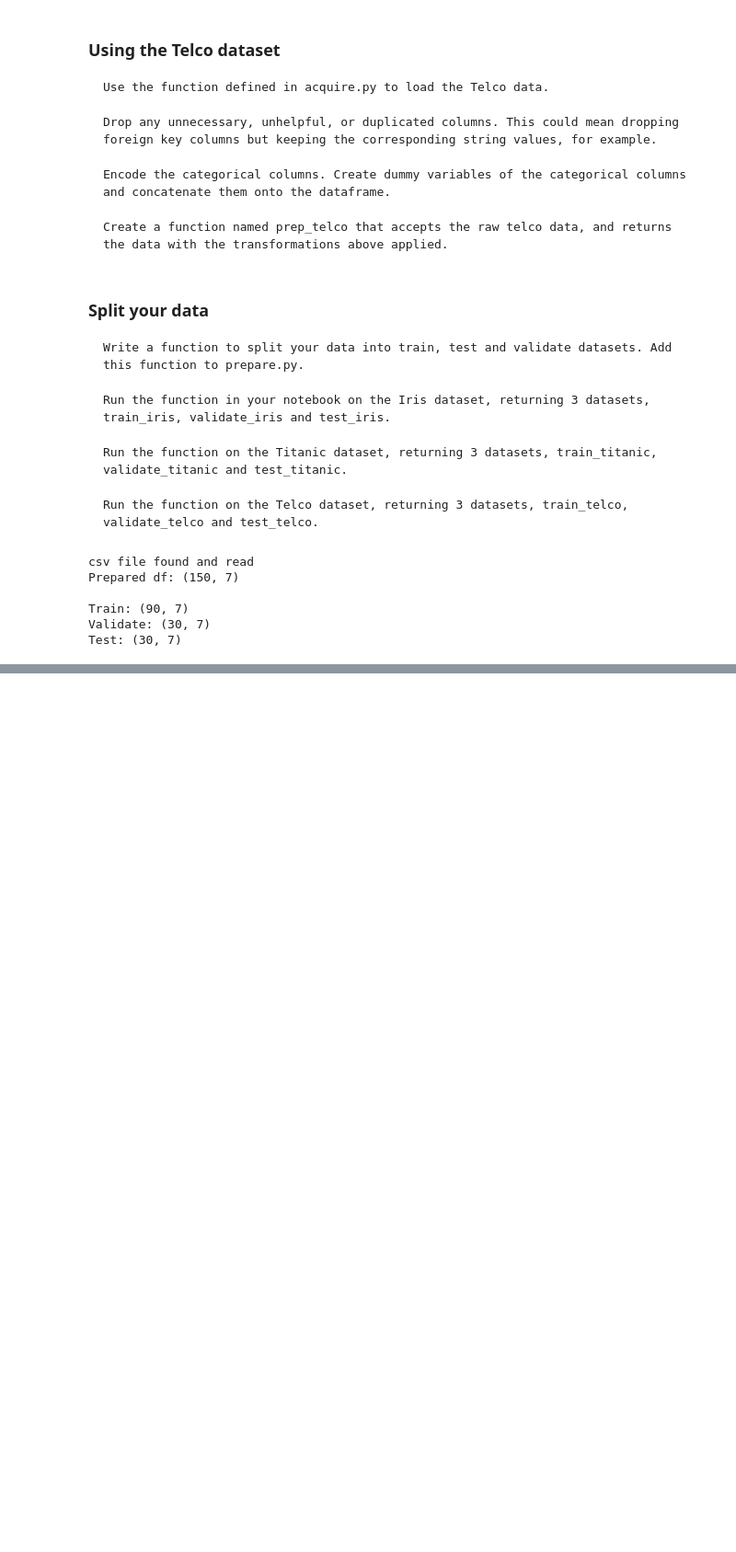
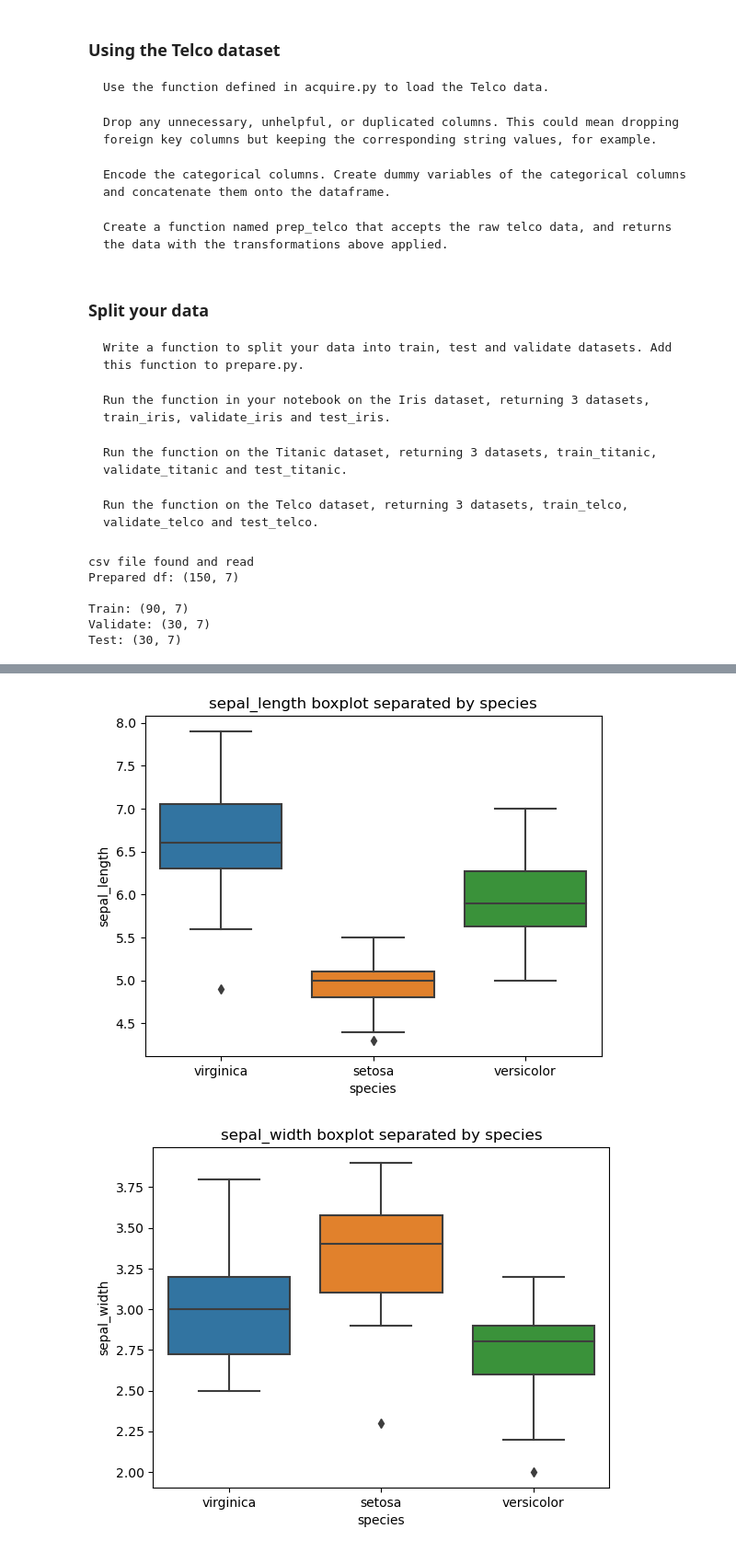
Before and after one commit to corey-hermesch/classification-exercises, a Jupyter notebook: classification_exercises.ipynb, the cells around one changed output, grey strips where cells are left out. Shown at 92% size. Drawn from its saved outputs; the diff is of its cells as text; code cells hidden in the pictures; blank space fills up the shorter version.

```diff
--- a/classification_exercises.ipynb
+++ b/classification_exercises.ipynb
@@ -600,0 +747,12 @@ Test: (1409, 47)
+# %%
+# The only value I see in the histogram plots is to show that none are normally distributed
+# The one exception is petal_length. It's distributiion looked sorta, kinda normal.
+
+# Histograms didn't really seem that useful. Let's try boxplots
+for col in cols:
+    sns.boxplot(data=train_iris, x='species', y=col)
+    plt.title(col + ' boxplot separated by species')
+    plt.show()
+# %% [output]
+[figure, added]
+[figure, added]
```
Also changed, not shown: parts of 62 cells of this notebook, 4 other files.
